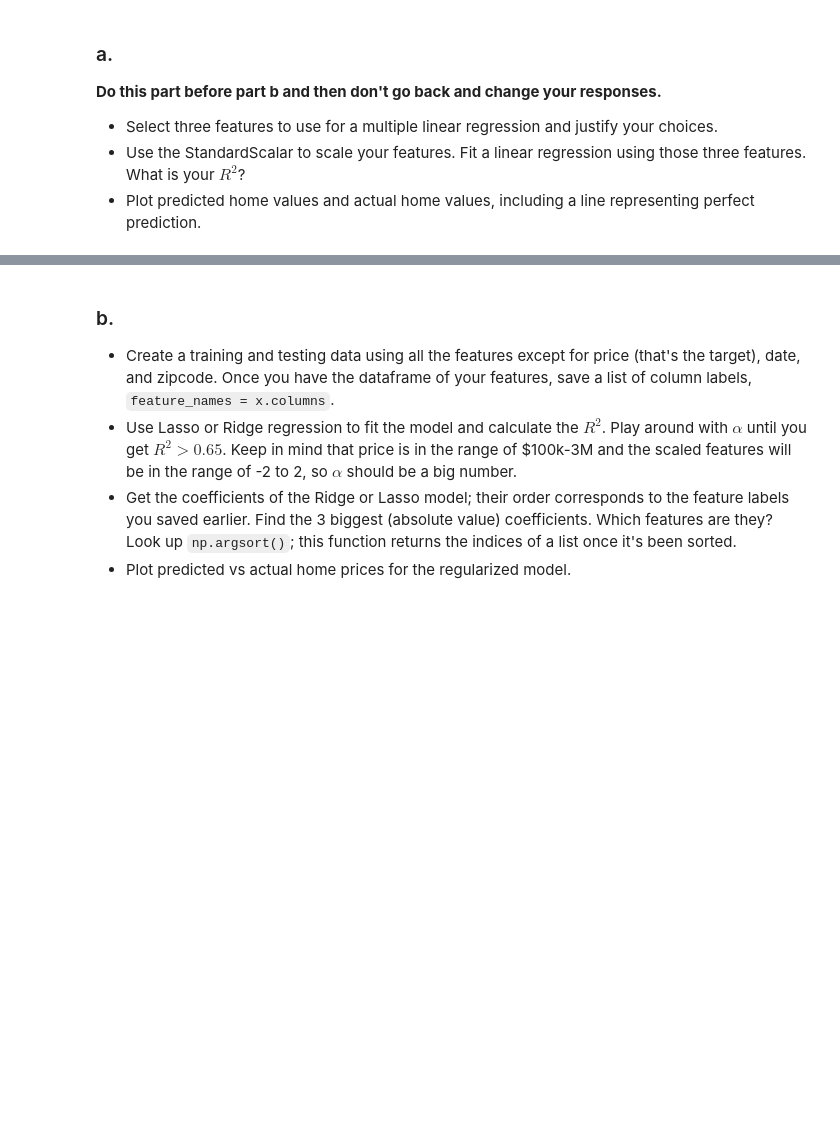
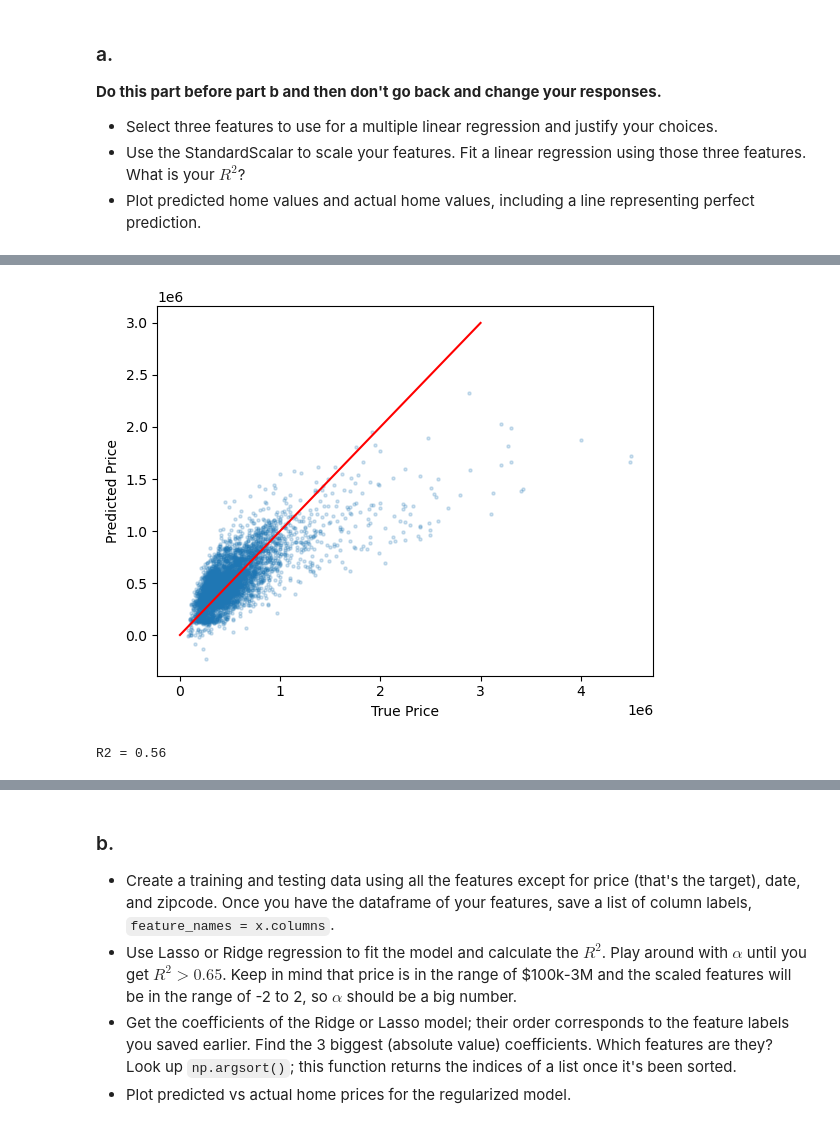
Before and after one commit to GettysburgDataScience/ps1-linear-regression-berlse01, a Jupyter notebook: PS1.ipynb, the cells around one changed output, grey strips where cells are left out. Drawn from its saved outputs; the diff is of its cells as text; code cells hidden in the pictures; blank space fills up the shorter version.

```diff
--- a/PS1.ipynb
+++ b/PS1.ipynb
@@ -194,0 +251,26 @@ Which features are you using and why?
+# %%
+x = housing_df[['sqft_living', 'sqft_above', 'grade']]
+y = housing_df['price']
+x_train, x_test, y_train, y_test = train_test_split(x, y, test_size = 0.2) # Split the data into training and testing data
+
+scaler = StandardScaler()
+scaler.fit(x_train) # Fit the scaler to the training data
+x_train_scaled = scaler.transform(x_train) # Transform the training data
+x_test_scaled = scaler.transform(x_test) # Transform the testing data
+
+model = LinearRegression()
+model.fit(x_train_scaled, y_train)
+R2 = model.score(x_test_scaled, y_test) # Calculate the R2 score for the testing data
+
+y_pred_test = model.predict(x_test_scaled)
+
+plt.scatter(y_test, y_pred_test, s = 5, alpha = 0.2)
+plt.xlabel('True Price')
+plt.ylabel('Predicted Price')
+plt.plot([0, 3000000], [0, 3000000], color = 'red')
+plt.show()
+
+print(f'R2 = {R2:.2f}')
+# %% [output]
+[figure, added]
+R2 = 0.56
```
Also changed, not shown: parts of 28 cells of this notebook, 2 other files.
